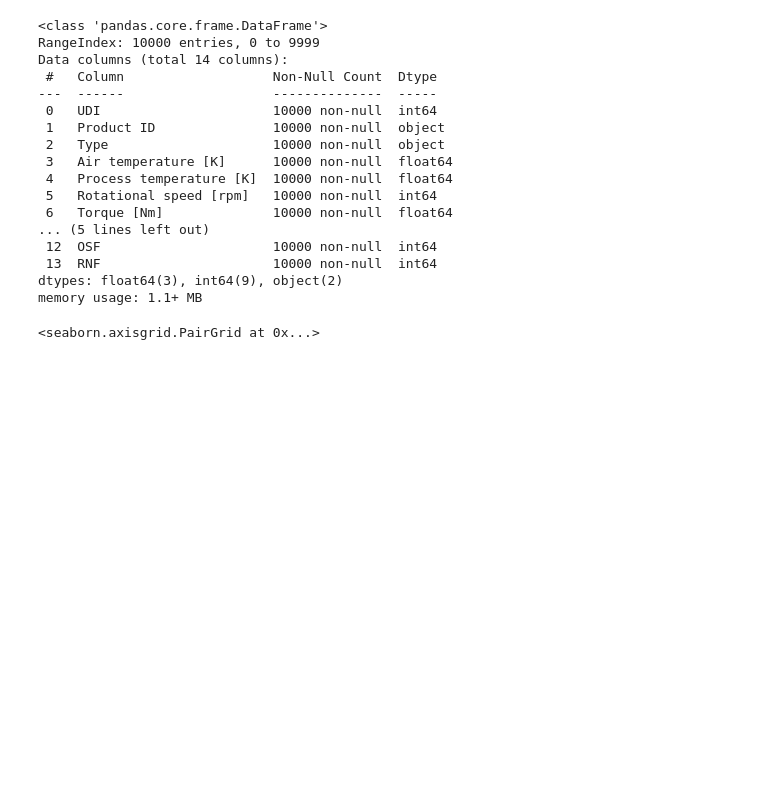
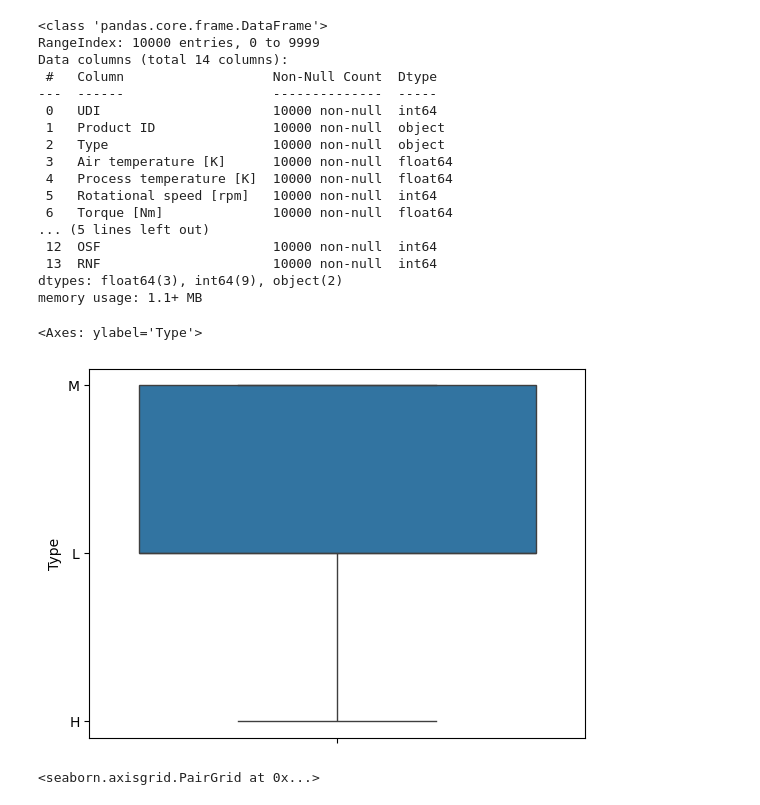
Before and after one commit to CTWills/capstone_predictive_maintenance, a Jupyter notebook: notebooks/eda_1.ipynb, the cells around one changed output. Drawn from its saved outputs; the diff is of its cells as text; code cells hidden in the pictures; blank space fills up the shorter version.

```diff
--- a/notebooks/eda_1.ipynb
+++ b/notebooks/eda_1.ipynb
@@ -47,6 +47,11 @@ Data columns (total 14 columns):
  13  RNF                      10000 non-null  int64
 dtypes: float64(3), int64(9), object(2)
 memory usage: 1.1+ MB
+# %%
+sns.boxplot(data=data["Type"])
+# %% [output]
+<Axes: ylabel='Type'>
+[figure, added]
 # %%
 sns.pairplot(data)
 # %% [output]
```
Also changed, not shown: parts of 2 cells of this notebook, 2 other files.
